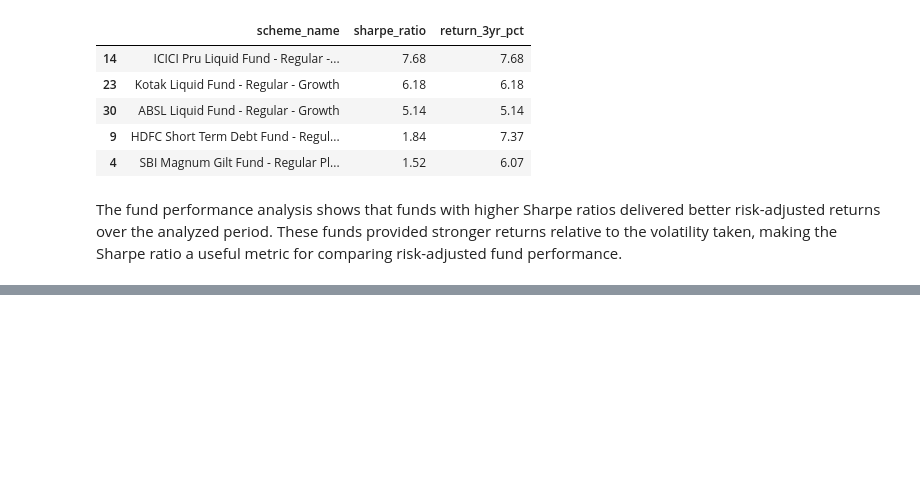
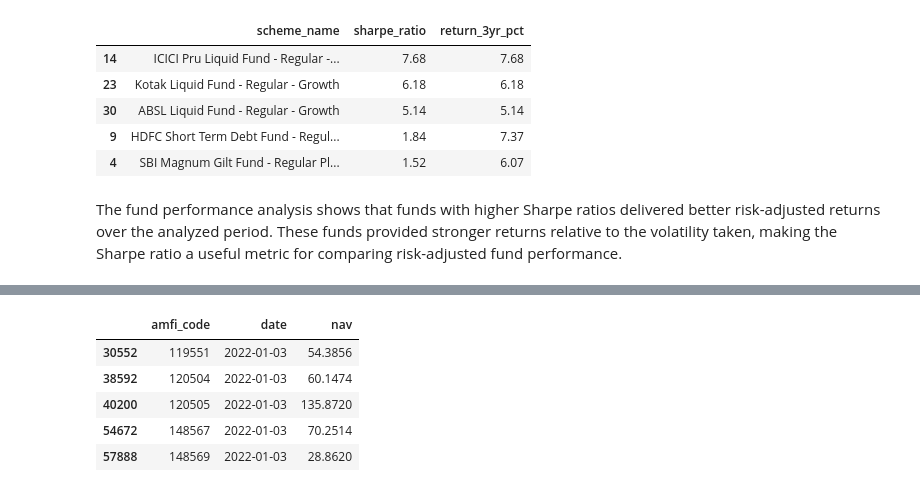
Before and after one commit to Abhi-ml07/bluestock-mf, a Jupyter notebook: notebooks/05_advanced_analytics.ipynb, the cells around one changed output, grey strips where cells are left out. Saved outputs shown, nothing was run; the diff lists cells and outputs as text; code cells hidden in the pictures; blank space fills up the shorter version.

```diff
--- a/notebooks/05_advanced_analytics.ipynb
+++ b/notebooks/05_advanced_analytics.ipynb
@@ -529,0 +551,13 @@ The fund performance analysis shows that funds with higher Sharpe ratios deliver
+# %%
+selected_codes = [148567, 120504, 148569, 119551, 120505]
+nav_selected = nav[nav["amfi_code"].isin(selected_codes)].copy()
+nav_selected = nav_selected.sort_values(["date", "amfi_code"])
+
+nav_selected.head()
+# %% [output]
+|  | amfi_code | date | nav |
+| 30552 | 119551 | 2022-01-03 | 54.3856 |
+| 38592 | 120504 | 2022-01-03 | 60.1474 |
+| 40200 | 120505 | 2022-01-03 | 135.8720 |
+| 54672 | 148567 | 2022-01-03 | 70.2514 |
+| 57888 | 148569 | 2022-01-03 | 28.8620 |
```
Also changed, not shown: parts of 9 cells of this notebook, 2 other files.
